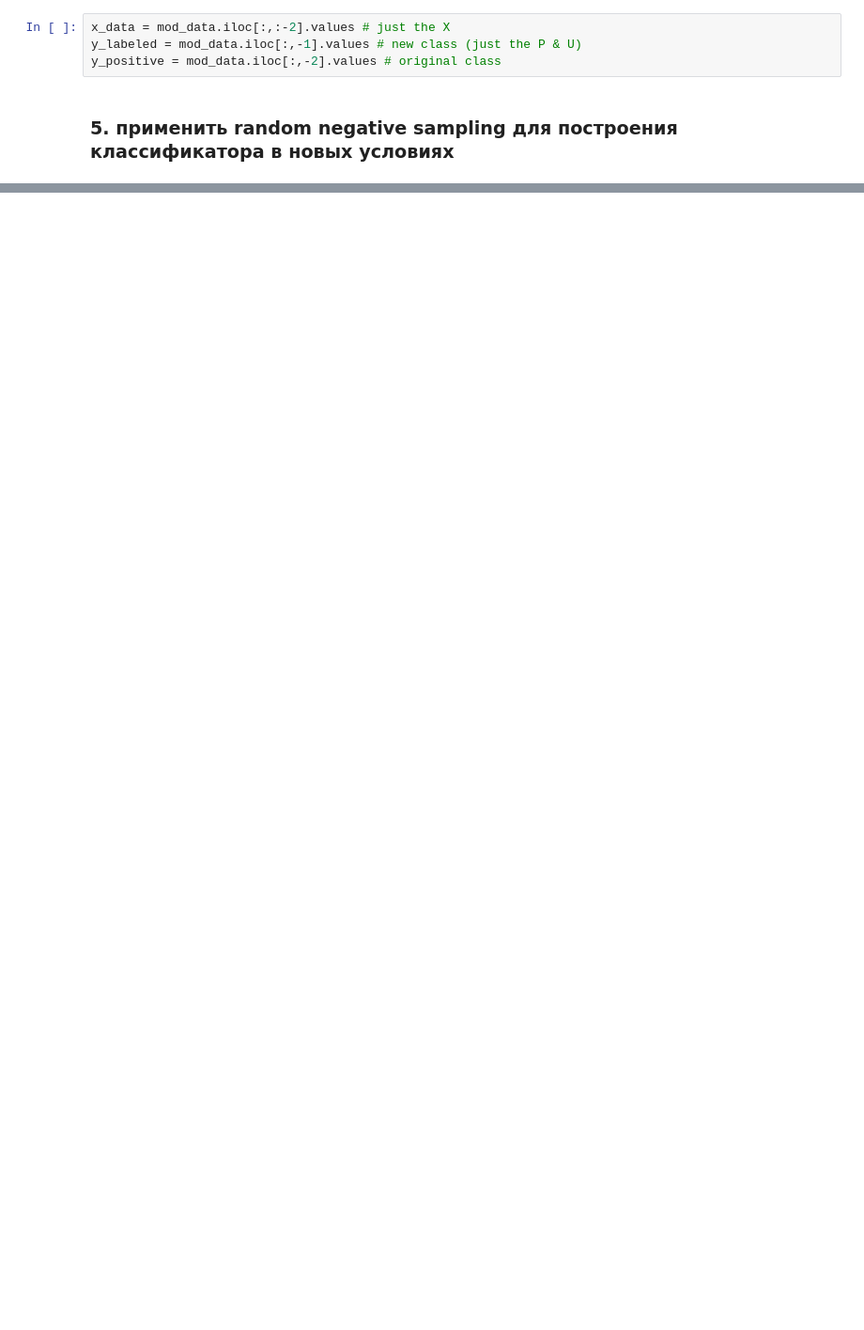
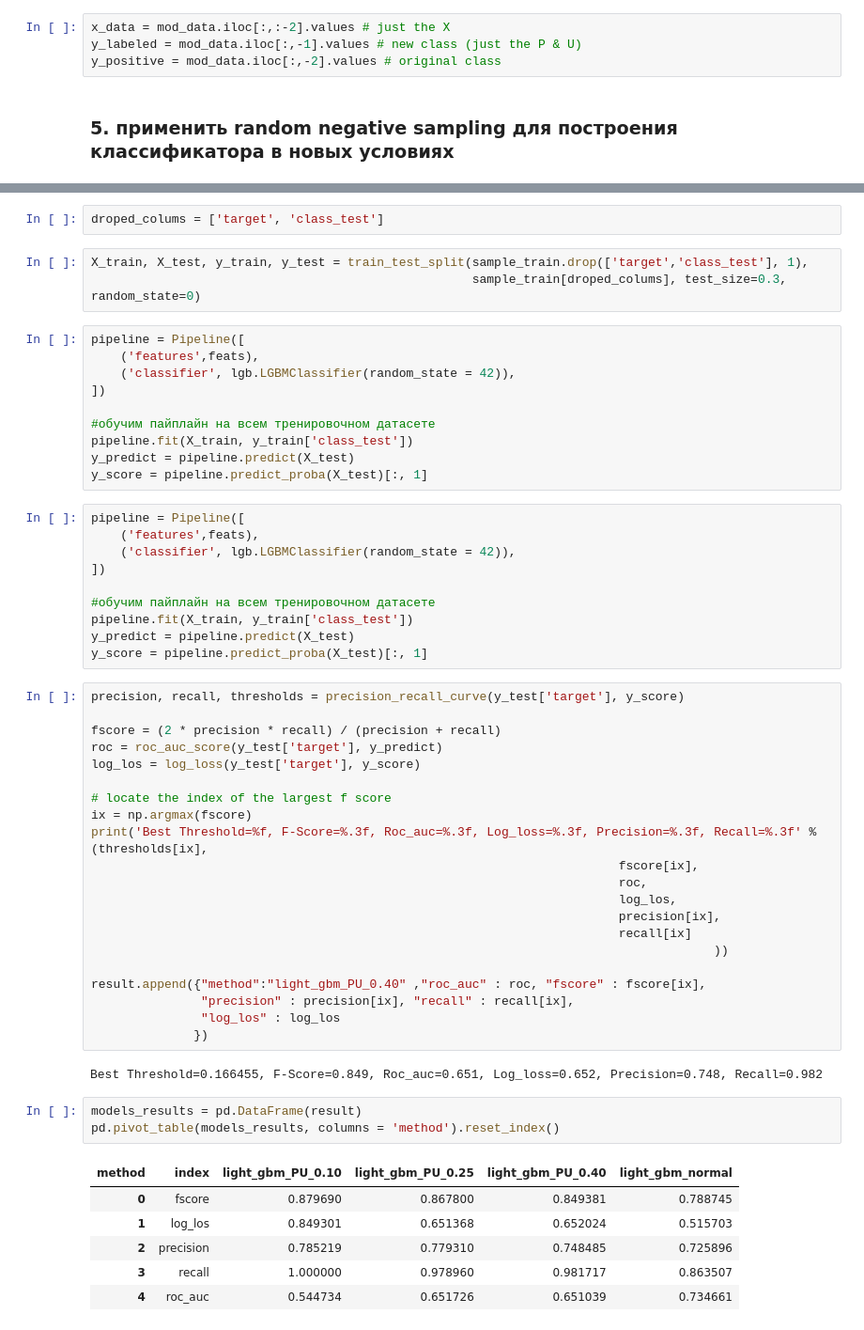
Before and after one commit to HeelHook88/ml_in_buisines, a Jupyter notebook: lesson_06.ipynb, the cells around one changed output, grey strips where cells are left out. Shown at 94% size. Saved outputs shown, nothing was run; the diff lists cells and outputs as text; blank space fills up the shorter version.

```diff
--- a/lesson_06.ipynb
+++ b/lesson_06.ipynb
@@ -165,0 +584,58 @@ log_loss: 0.54%
+# %%
+droped_colums = ['target', 'class_test']
+# %%
+X_train, X_test, y_train, y_test = train_test_split(sample_train.drop(['target','class_test'], 1),
+                                                    sample_train[droped_colums], test_size=0.3, random_state=0)
+# %%
+pipeline = Pipeline([
+    ('features',feats),
+    ('classifier', lgb.LGBMClassifier(random_state = 42)),
+])
+
+#обучим пайплайн на всем тренировочном датасете
+pipeline.fit(X_train, y_train['class_test'])
+y_predict = pipeline.predict(X_test)
+y_score = pipeline.predict_proba(X_test)[:, 1]
+# %%
+pipeline = Pipeline([
+    ('features',feats),
+    ('classifier', lgb.LGBMClassifier(random_state = 42)),
+])
+
+#обучим пайплайн на всем тренировочном датасете
+pipeline.fit(X_train, y_train['class_test'])
+y_predict = pipeline.predict(X_test)
+y_score = pipeline.predict_proba(X_test)[:, 1]
+# %%
+precision, recall, thresholds = precision_recall_curve(y_test['target'], y_score)
+
+fscore = (2 * precision * recall) / (precision + recall)
+roc = roc_auc_score(y_test['target'], y_predict)
+log_los = log_loss(y_test['target'], y_score)
+
+# locate the index of the largest f score
+ix = np.argmax(fscore)
+print('Best Threshold=%f, F-Score=%.3f, Roc_auc=%.3f, Log_loss=%.3f, Precision=%.3f, Recall=%.3f' % (thresholds[ix],
+                                                                        fscore[ix],
+                                                                        roc,
+                                                                        log_los,
+                                                                        precision[ix],
+                                                                        recall[ix]
+                                                                                     ))
+
+result.append({"method":"light_gbm_PU_0.40" ,"roc_auc" : roc, "fscore" : fscore[ix],
+               "precision" : precision[ix], "recall" : recall[ix],
+               "log_los" : log_los
+              })
+# %% [output]
+Best Threshold=0.166455, F-Score=0.849, Roc_auc=0.651, Log_loss=0.652, Precision=0.748, Recall=0.982
+# %%
+models_results = pd.DataFrame(result)
+pd.pivot_table(models_results, columns = 'method').reset_index()
+# %% [output]
+| method | index | light_gbm_PU_0.10 | light_gbm_PU_0.25 | light_gbm_PU_0.40 | light_gbm_normal |
+| 0 | fscore | 0.879690 | 0.867800 | 0.849381 | 0.788745 |
+| 1 | log_los | 0.849301 | 0.651368 | 0.652024 | 0.515703 |
+| 2 | precision | 0.785219 | 0.779310 | 0.748485 | 0.725896 |
+| 3 | recall | 1.000000 | 0.978960 | 0.981717 | 0.863507 |
+| 4 | roc_auc | 0.544734 | 0.651726 | 0.651039 | 0.734661 |
```
Also changed, not shown: parts of 55 cells of this notebook.
